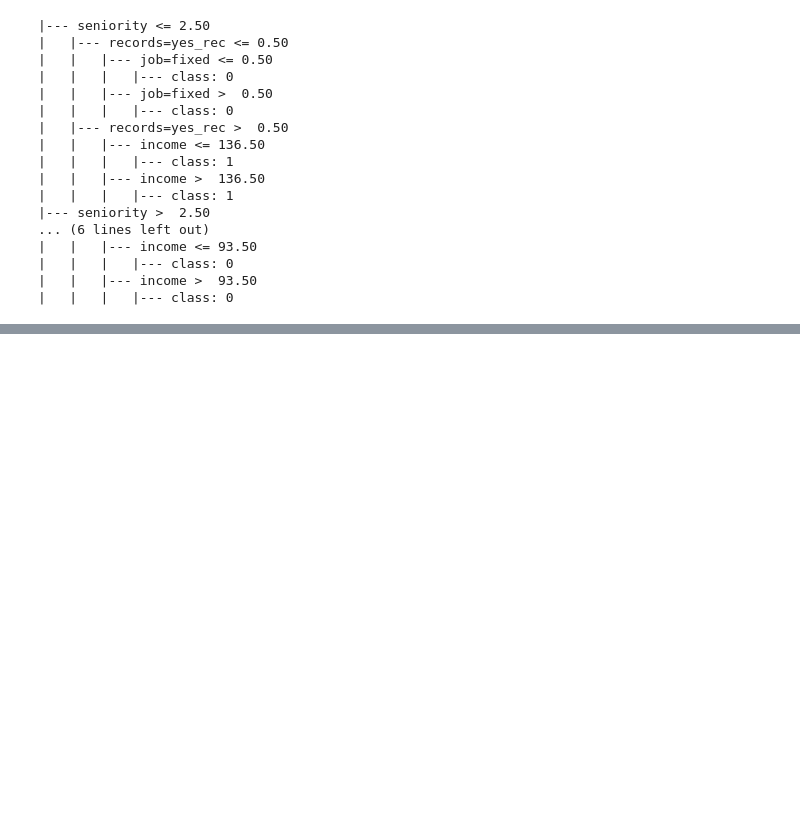
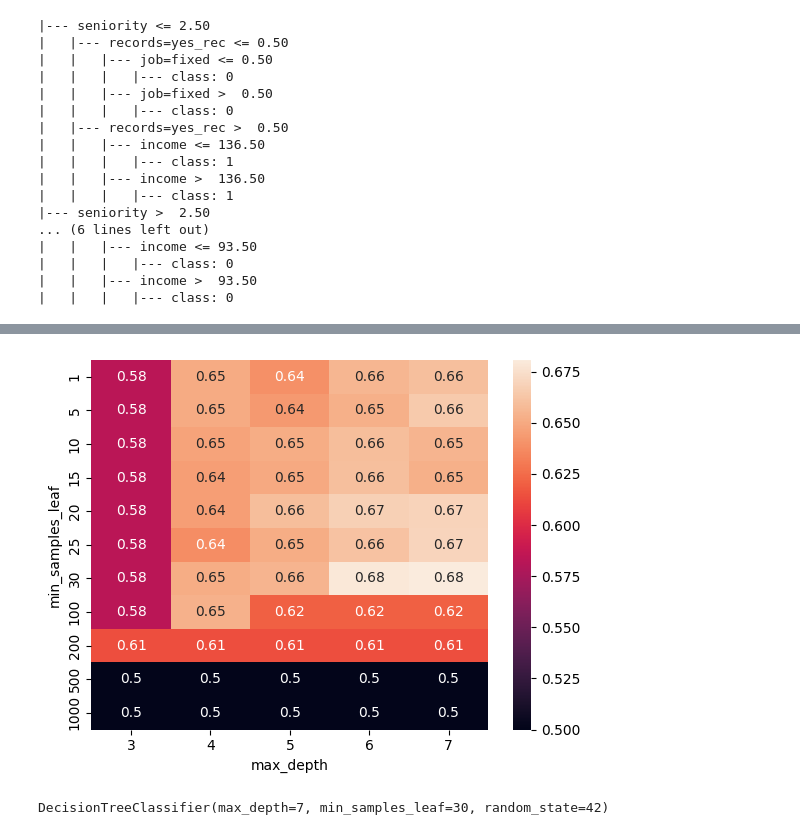
Before and after one commit to madhuri-15/mlbookcamp-homeworks, a Jupyter notebook: Week6-Trees & ensembles/credit_score.ipynb, the cells around one changed output, grey strips where cells are left out. Saved outputs shown, nothing was run; the diff lists cells and outputs as text; code cells hidden in the pictures; blank space fills up the shorter version.

```diff
--- a/Week6-Trees & ensembles/credit_score.ipynb
+++ b/Week6-Trees & ensembles/credit_score.ipynb
@@ -335,0 +341,18 @@ print(export_text(clf, feature_names=dv.get_feature_names_out().tolist()))
+# %%
+depths = [3, 4, 5, 6, 7]
+samples = [1, 5, 10, 15, 20, 25, 30, 100, 200, 500, 1000]
+
+scores = []
+for depth in depths:
+    for sample in samples:
+        clf = DecisionTreeClassifier(max_depth=depth, min_samples_leaf=sample, random_state=42)
+        clf.fit(X_train_transform, y_train)
+
+        y_pred = clf.predict(X_val_transform)
+        auc = roc_auc_score(y_val, y_pred)
+
+        scores.append((depth, sample, auc))
+        del clf
+
+score_df = pd.DataFrame(data=scores,
+                        columns=["max_depth", "min_samples_leaf", "Auc"])
@@ -335,0 +368,16 @@ print(export_text(clf, feature_names=dv.get_feature_names_out().tolist()))
+# %%
+# Creating a pivot table
+score_pivot = score_df.pivot_table(index='min_samples_leaf', columns=['max_depth'], values='Auc')
+# %%
+# Heatmap
+sns.heatmap(score_pivot, annot=True)
+plt.show()
+# %% [output]
+[figure, added]
+# %%
+# Highest score == 0.68, for max_depth=7, min_samples_leaf=30
+
+dt_clf = DecisionTreeClassifier(max_depth=7, min_samples_leaf=30, random_state=42)
+dt_clf.fit(X_train_transform, y_train)
+# %% [output]
+DecisionTreeClassifier(max_depth=7, min_samples_leaf=30, random_state=42)
```
Also changed, not shown: parts of 5 cells of this notebook.
